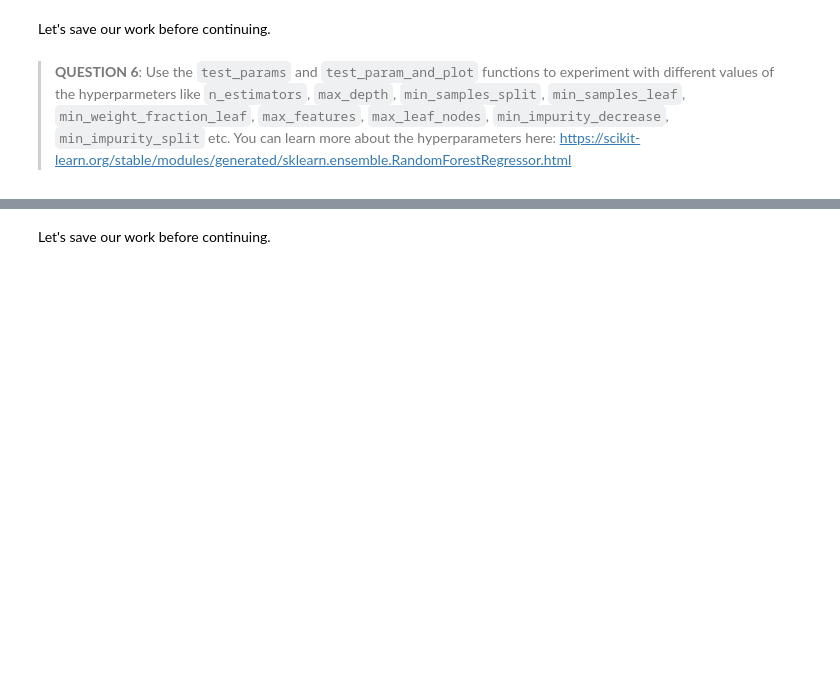
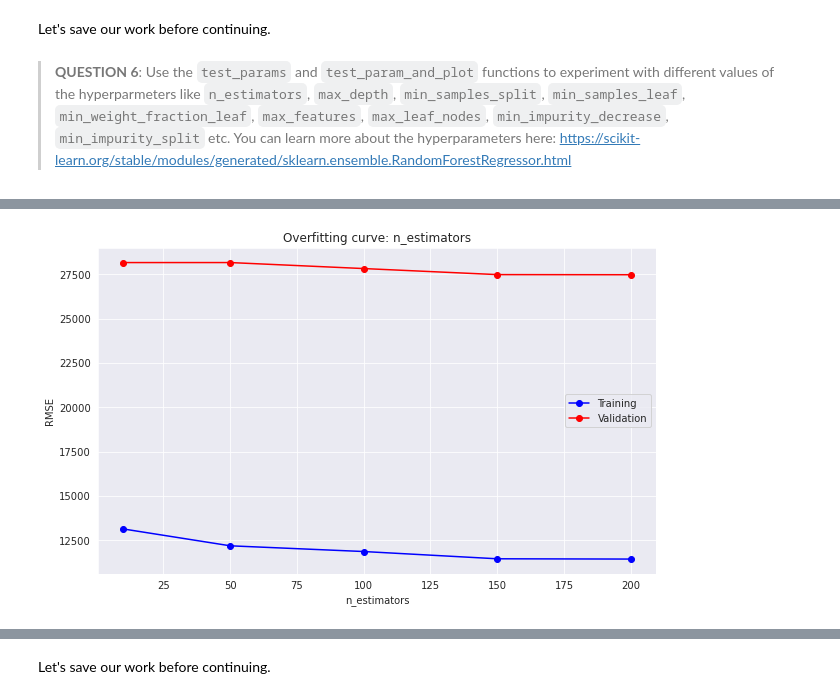
Before and after one commit to Nish-008/Machine_Learning_Practice, a Jupyter notebook: python-random-forests-assignment.ipynb, the cells around one changed output, grey strips where cells are left out. Cells and saved outputs as stored; diff of their text form; code cells hidden in the pictures; blank space fills up the shorter version.

```diff
--- a/python-random-forests-assignment.ipynb
+++ b/python-random-forests-assignment.ipynb
@@ -376,0 +387,6 @@ jovian.commit()
+# %%
+test_params(n_estimators=50, max_depth=10)
+
+test_param_and_plot('n_estimators', [10, 50, 100, 150, 200])
+# %% [output]
+[figure, added]
```
Also changed, not shown: parts of 9 cells of this notebook.
